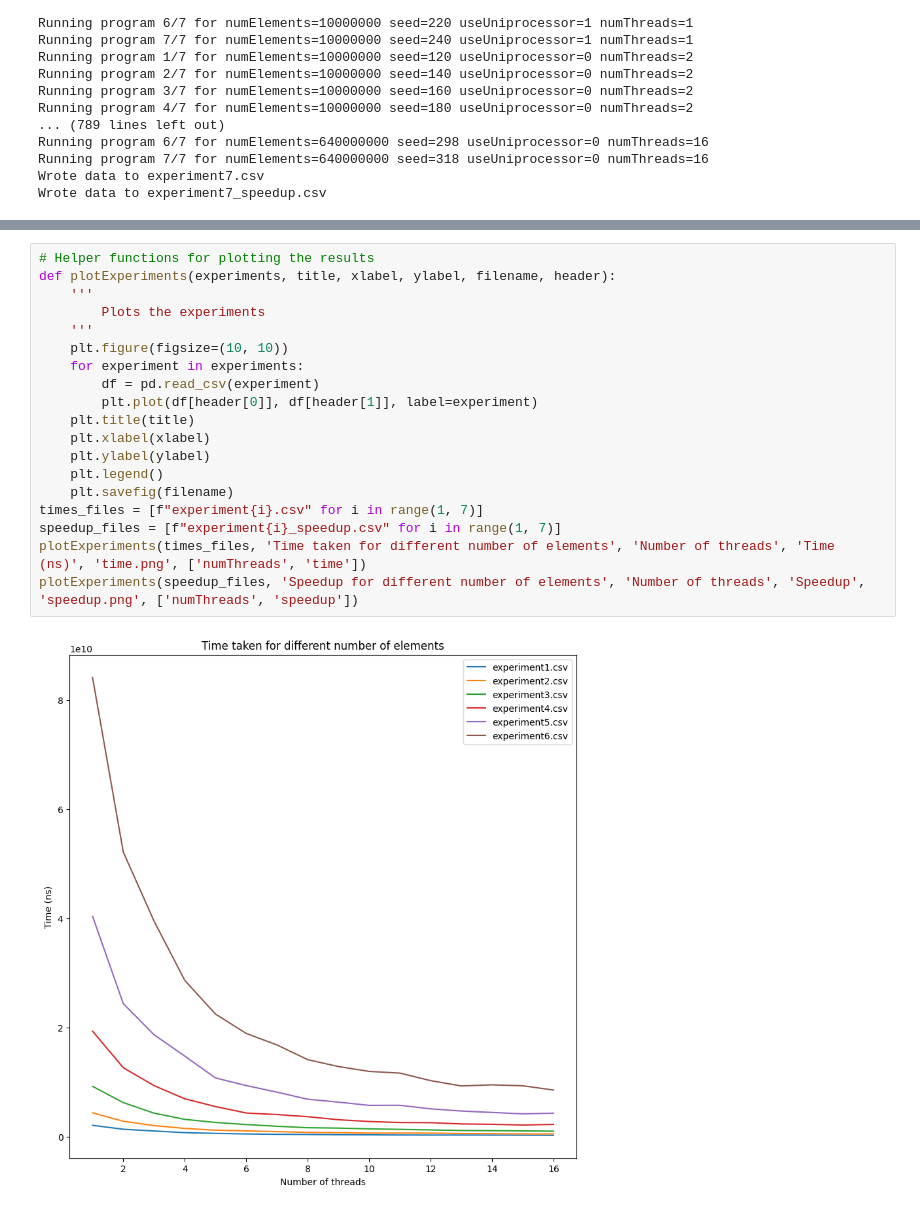
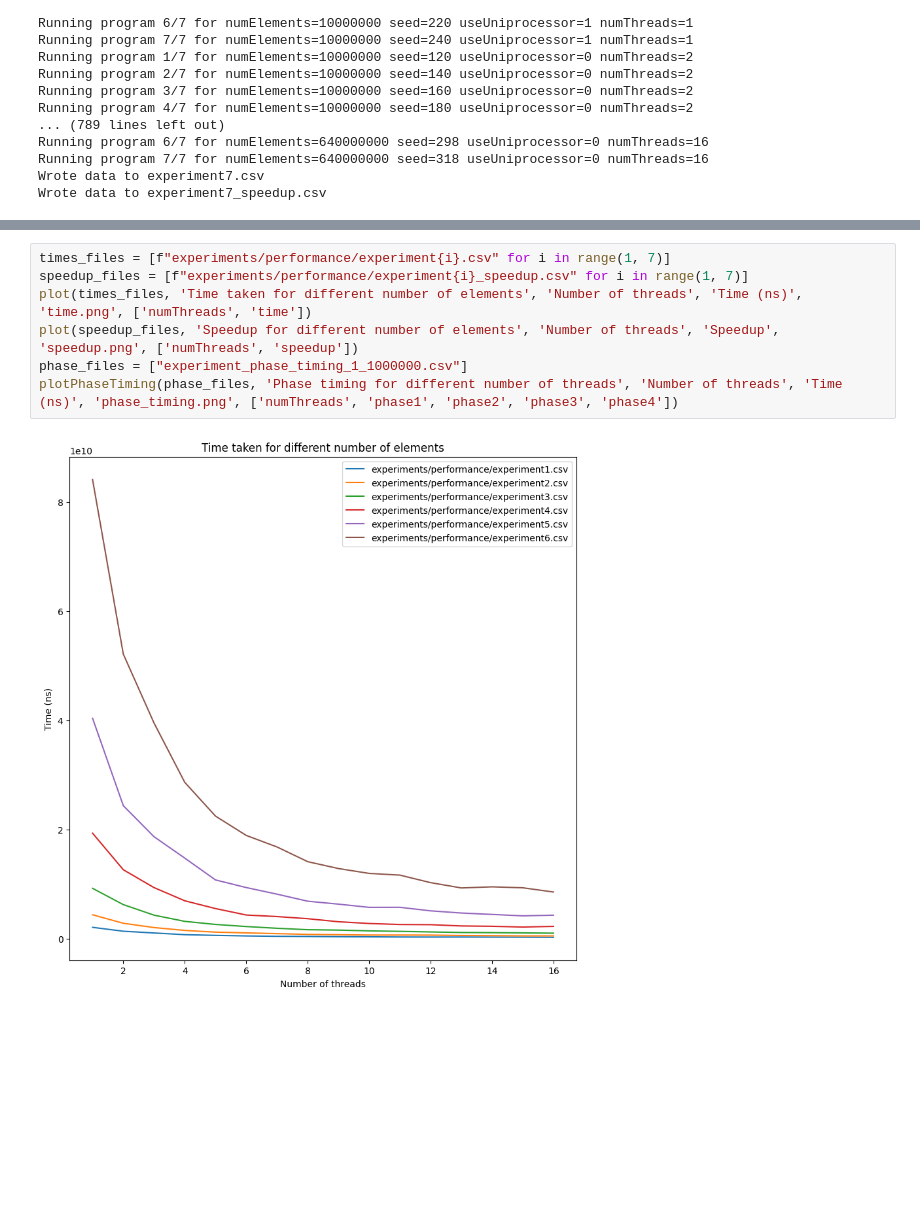
Before and after one commit to qasimy123/PSRS, a Jupyter notebook: experiments.ipynb, the cells around one changed output, grey strips where cells are left out. Cells and saved outputs as stored; diff of their text form; blank space fills up the shorter version.

Commit message:
Move experiments to correct folder

```diff
--- a/experiments.ipynb
+++ b/experiments.ipynb
@@ -231,21 +410,9 @@ NameError: name 'runNormalVsUniformExperiments' is not defined
 # %%
-# Helper functions for plotting the results
-def plotExperiments(experiments, title, xlabel, ylabel, filename, header):
-    '''
-        Plots the experiments
-    '''
-    plt.figure(figsize=(10, 10))
-    for experiment in experiments:
-        df = pd.read_csv(experiment)
-        plt.plot(df[header[0]], df[header[1]], label=experiment)
-    plt.title(title)
-    plt.xlabel(xlabel)
-    plt.ylabel(ylabel)
-    plt.legend()
-    plt.savefig(filename)
-times_files = [f"experiment{i}.csv" for i in range(1, 7)]
-speedup_files = [f"experiment{i}_speedup.csv" for i in range(1, 7)]
-plotExperiments(times_files, 'Time taken for different number of elements', 'Number of threads', 'Time (ns)', 'time.png', ['numThreads', 'time'])
-plotExperiments(speedup_files, 'Speedup for different number of elements', 'Number of threads', 'Speedup', 'speedup.png', ['numThreads', 'speedup'])
+times_files = [f"experiments/performance/experiment{i}.csv" for i in range(1, 7)]
+speedup_files = [f"experiments/performance/experiment{i}_speedup.csv" for i in range(1, 7)]
+plot(times_files, 'Time taken for different number of elements', 'Number of threads', 'Time (ns)', 'time.png', ['numThreads', 'time'])
+plot(speedup_files, 'Speedup for different number of elements', 'Number of threads', 'Speedup', 'speedup.png', ['numThreads', 'speedup'])
+phase_files = ["experiment_phase_timing_1_1000000.csv"]
+plotPhaseTiming(phase_files, 'Phase timing for different number of threads', 'Number of threads', 'Time (ns)', 'phase_timing.png', ['numThreads', 'phase1', 'phase2', 'phase3', 'phase4'])
 # %% [output]
-[figure, old version]
+[figure, new version]
```
Also changed, not shown: parts of 8 cells of this notebook, 15 other files.
